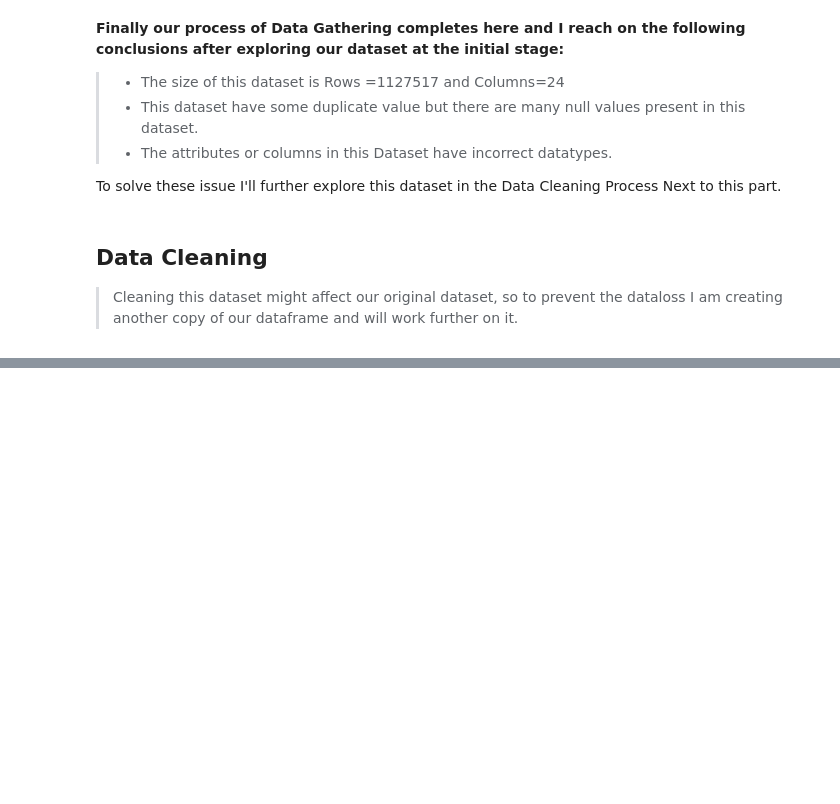
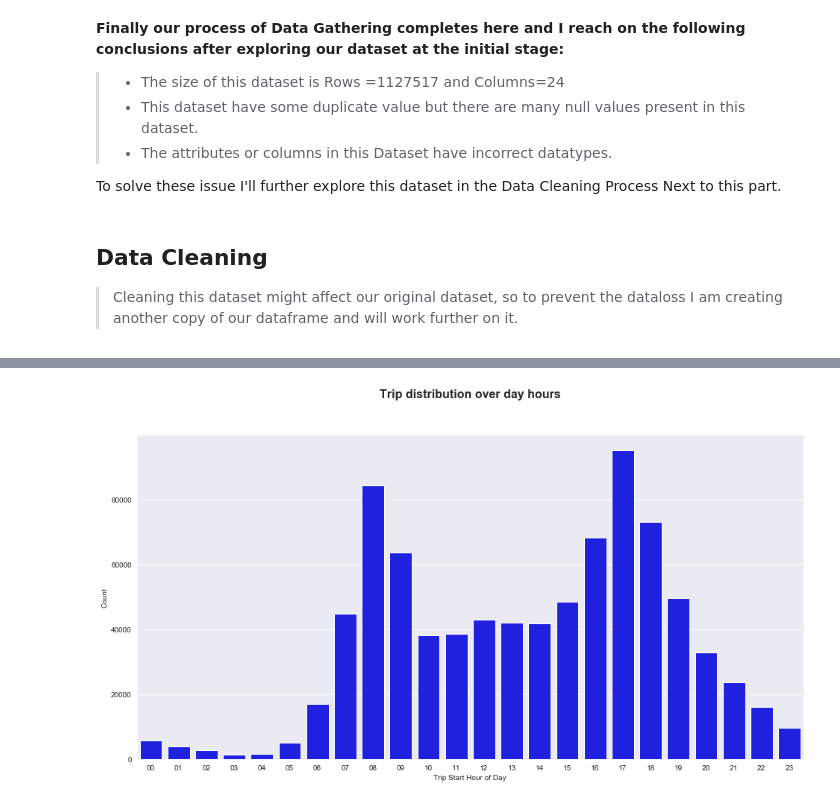
Before and after one commit to abhishekpandeyIT/BayWheelsRideDataExploration, a Jupyter notebook: exploration_notebook.ipynb, the cells around one changed output, grey strips where cells are left out. Saved outputs shown, nothing was run; the diff lists cells and outputs as text; code cells hidden in the pictures; blank space fills up the shorter version.

```diff
--- a/exploration_notebook.ipynb
+++ b/exploration_notebook.ipynb
@@ -422,0 +222,11 @@ The heatmaps shows clearly very similar usage pattern of the two type of users.
+# %%
+plt.rcParams['figure.figsize'] = 16, 8
+base_color = sns.color_palette('colorblind')[0]
+sns.set_style('darkgrid')
+
+sns.countplot(data=df_new, x='start_hour_of_day', color='blue');
+plt.title("Trip distribution over day hours",fontsize=16, fontweight='semibold',y=1.1)
+plt.xlabel('Trip Start Hour of Day');
+plt.ylabel('Count');
+# %% [output]
+[figure, added]
```
Also changed, not shown: parts of 62 cells of this notebook, 3 other files.
